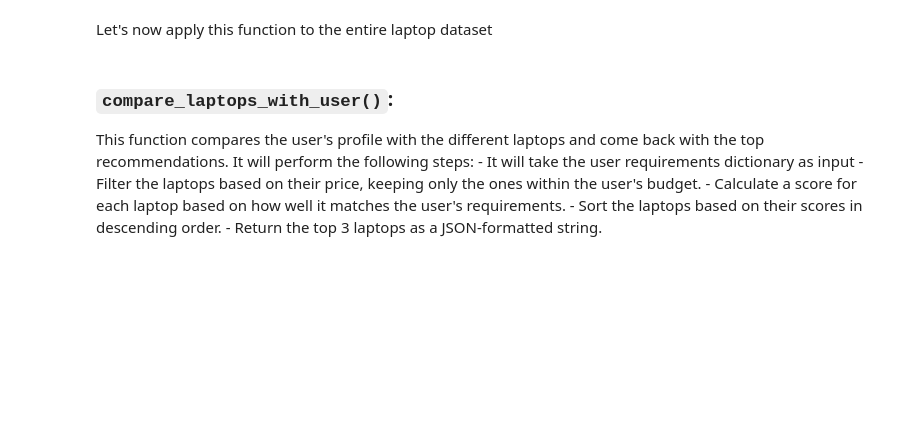
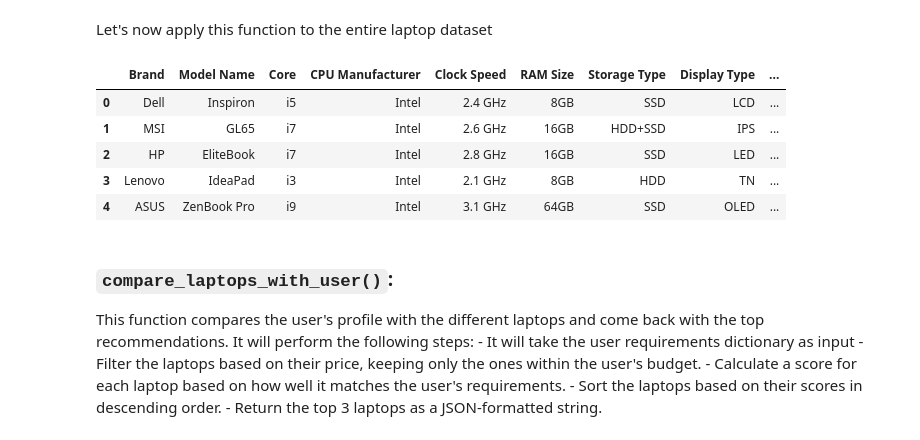
Before and after one commit to arnabberawork/Laptop-Shop-Assist-AI, a Jupyter notebook: ShopAssistAI.ipynb, the cells around one changed output. Drawn from its saved outputs; the diff is of its cells as text; code cells hidden in the pictures; blank space fills up the shorter version.

```diff
--- a/ShopAssistAI.ipynb
+++ b/ShopAssistAI.ipynb
@@ -238,5 +328,5 @@ def initialize_conversation():
     return conversation
 # %%
 # Let's initialise conversation
-system_message = initialize_conversation()
-print(system_message[0]["content"])
+debug_conversation = initialize_conversation()
+Markdown(debug_conversation[0]["content"])
@@ -660,19 +1077,5 @@ This function is responsible for extracting key features and criteria from lapto
 - Assign specific rules for each feature (e.g., GPU Intensity, Display Quality, Portability, Multitasking, Processing Speed) and associate them with the appropriate classification value (Low, Medium, or High).
 
 - Includes Few Shot Prompting (sample conversation between the user and assistant) to demonstrate the expected result of the feature extraction and classification process.
-# %%
-def product_map_layer(laptop_description):
-    """
-    Extracts key features from a laptop description and classifies them based on predefined rules.
-
-    Args:
-        laptop_description (str): The description of the laptop to be analyzed.
-
-    Returns:
-        dict: A dictionary containing the classified features of the laptop.
-            Keys represent different aspects such as GPU intensity, Display quality, Portability,
-            Multitasking, and Processing speed, each mapped to a value indicating the classification
-            (low, medium, or high) based on the extracted features.
-    """
 # %%
 def product_map_layer(laptop_description):
@@ -720,6 +1208,15 @@ laptop_df= pd.read_csv('laptop_data.csv')
 laptop_df['laptop_feature'] = laptop_df['Description'].apply(lambda x: product_map_layer(x))
 # %%
 laptop_df.to_csv("updated_laptop.csv",index=False,header = True)
+# %%
+laptop_df.head()
+# %% [output]
+|  | Brand | Model Name | Core | CPU Manufacturer | Clock Speed | RAM Size | Storage Type | Display Type | ... |
+| 0 | Dell | Inspiron | i5 | Intel | 2.4 GHz | 8GB | SSD | LCD | ... |
+| 1 | MSI | GL65 | i7 | Intel | 2.6 GHz | 16GB | HDD+SSD | IPS | ... |
+| 2 | HP | EliteBook | i7 | Intel | 2.8 GHz | 16GB | SSD | LED | ... |
+| 3 | Lenovo | IdeaPad | i3 | Intel | 2.1 GHz | 8GB | HDD | TN | ... |
+| 4 | ASUS | ZenBook Pro | i9 | Intel | 3.1 GHz | 64GB | SSD | OLED | ... |
 # %% [markdown]
 ### `compare_laptops_with_user()`:
 
```
Also changed, not shown: parts of 80 cells of this notebook, 2 other files.
